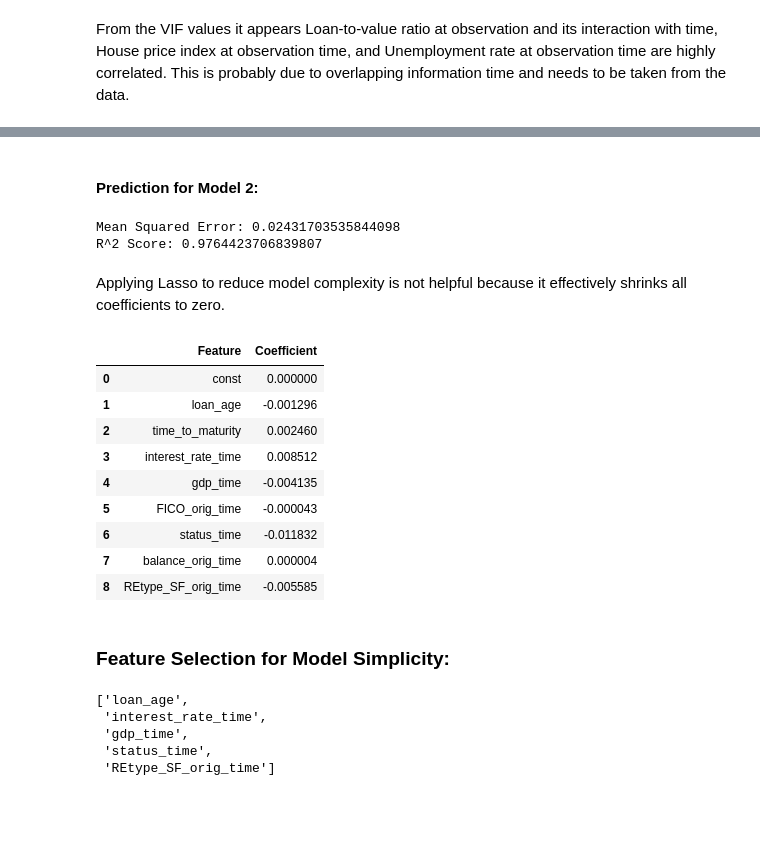
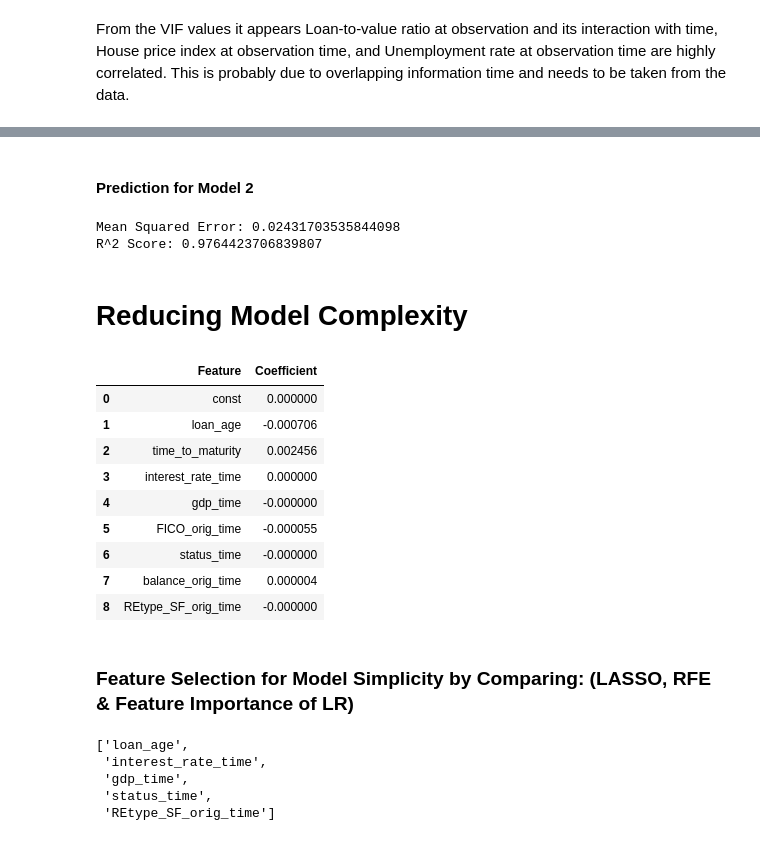
Before and after one commit to EOsamau/DS-Projects, a Jupyter notebook: Loan Mortgage Regression/mortgage.ipynb, the cells around one changed output, grey strips where cells are left out. Cells and saved outputs as stored; diff of their text form; code cells hidden in the pictures; blank space fills up the shorter version.

```diff
--- a/Loan Mortgage Regression/mortgage.ipynb
+++ b/Loan Mortgage Regression/mortgage.ipynb
@@ -321,5 +300,5 @@ strong multicollinearity or other numerical problems.
 # %% [markdown]
-#### Prediction for Model 2:
+#### Prediction for Model 2
 # %%
 from sklearn.metrics import mean_squared_error, r2_score
 
@@ -336,37 +315,37 @@ print(f"R^2 Score: {r2}")
 # %% [output]
 Mean Squared Error: 0.02431703535844098
 R^2 Score: 0.9764423706839807
-# %% [markdown]
-Applying Lasso to reduce model complexity is not helpful because it effectively shrinks all coefficients to zero.
+# %% [markdown]
+# Reducing Model Complexity
 # %%
 from sklearn.linear_model import Lasso
 from sklearn.metrics import mean_squared_error, r2_score
 
-lasso = Lasso(alpha=0.00001)
+lasso = Lasso(alpha=0.1)
 
 lasso.fit(X_train_sm, y_train)
 
 coefficients = lasso.coef_
 
 coef_df = pd.DataFrame({
     'Feature': X_train_sm.columns,
     'Coefficient': coefficients
 })
 
 coef_df
 # %% [output]
 |  | Feature | Coefficient |
 | 0 | const | 0.000000 |
-| 1 | loan_age | -0.001296 |
-| 2 | time_to_maturity | 0.002460 |
-| 3 | interest_rate_time | 0.008512 |
-| 4 | gdp_time | -0.004135 |
-| 5 | FICO_orig_time | -0.000043 |
-| 6 | status_time | -0.011832 |
+| 1 | loan_age | -0.000706 |
+| 2 | time_to_maturity | 0.002456 |
+| 3 | interest_rate_time | 0.000000 |
+| 4 | gdp_time | -0.000000 |
+| 5 | FICO_orig_time | -0.000055 |
+| 6 | status_time | -0.000000 |
 | 7 | balance_orig_time | 0.000004 |
-| 8 | REtype_SF_orig_time | -0.005585 |
+| 8 | REtype_SF_orig_time | -0.000000 |
 # %% [markdown]
-### Feature Selection for  Model Simplicity:
+### Feature Selection for  Model Simplicity by Comparing: (LASSO, RFE & Feature Importance of LR)
 # %%
 from sklearn.feature_selection import RFE
 from sklearn.linear_model import LinearRegression, Lasso
```
Also changed, not shown: parts of 33 cells of this notebook, 1 other file.
